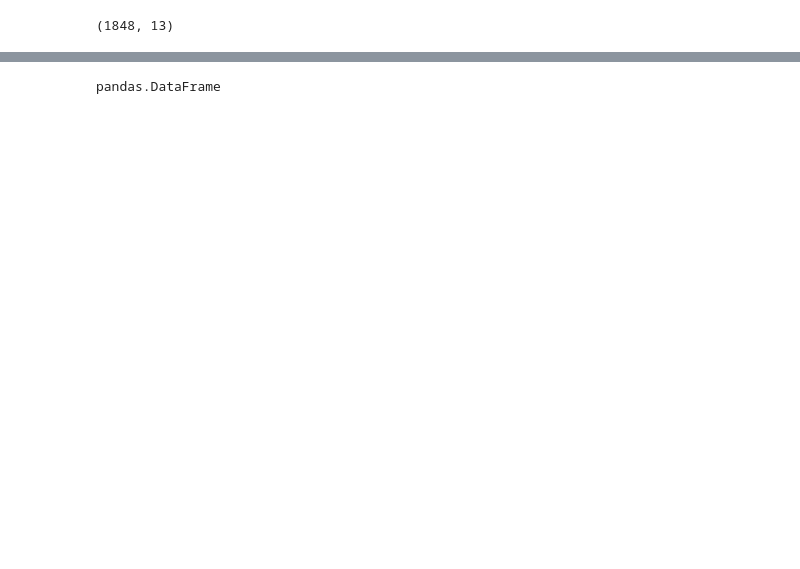
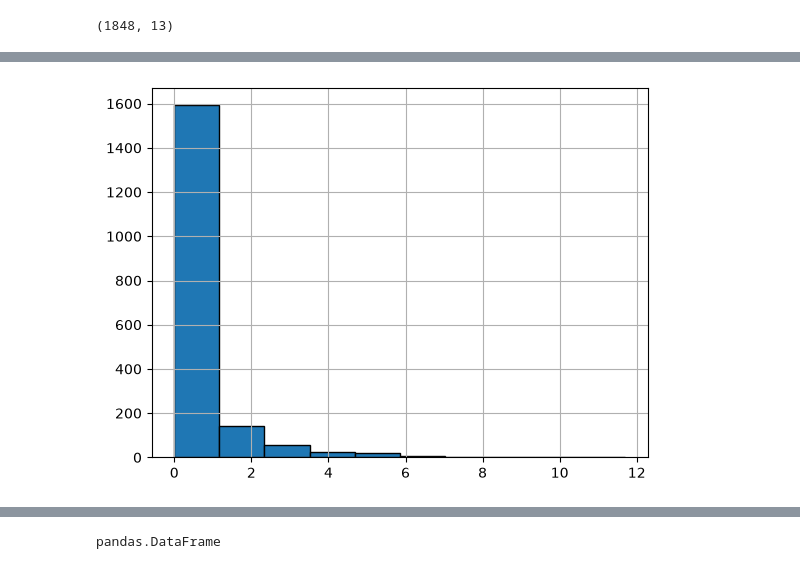
Before and after one commit to mpennino/Future_DW_NO3, a Jupyter notebook: Code/Torch_Regression.ipynb, the cells around one changed output, grey strips where cells are left out. Cells and saved outputs as stored; diff of their text form; code cells hidden in the pictures; blank space fills up the shorter version.

```diff
--- a/Code/Torch_Regression.ipynb
+++ b/Code/Torch_Regression.ipynb
@@ -47,0 +126,8 @@ input_data.shape
+# %%
+# Histogram
+import matplotlib.pyplot as plt
+
+input_data['mean_conc'].hist(bins=10, edgecolor='black')
+plt.show()
+# %% [output]
+[figure, added]
```
Also changed, not shown: parts of 44 cells of this notebook.
